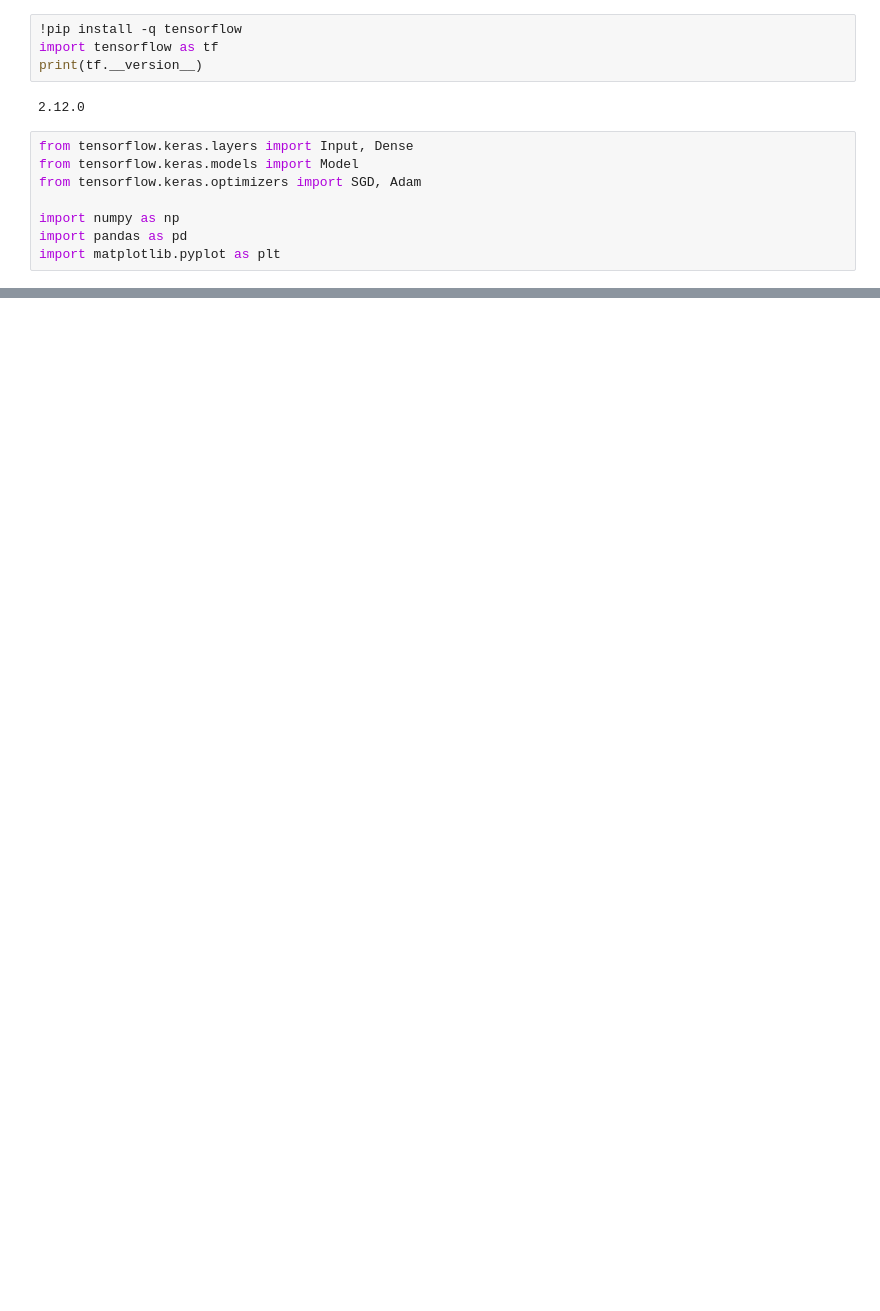
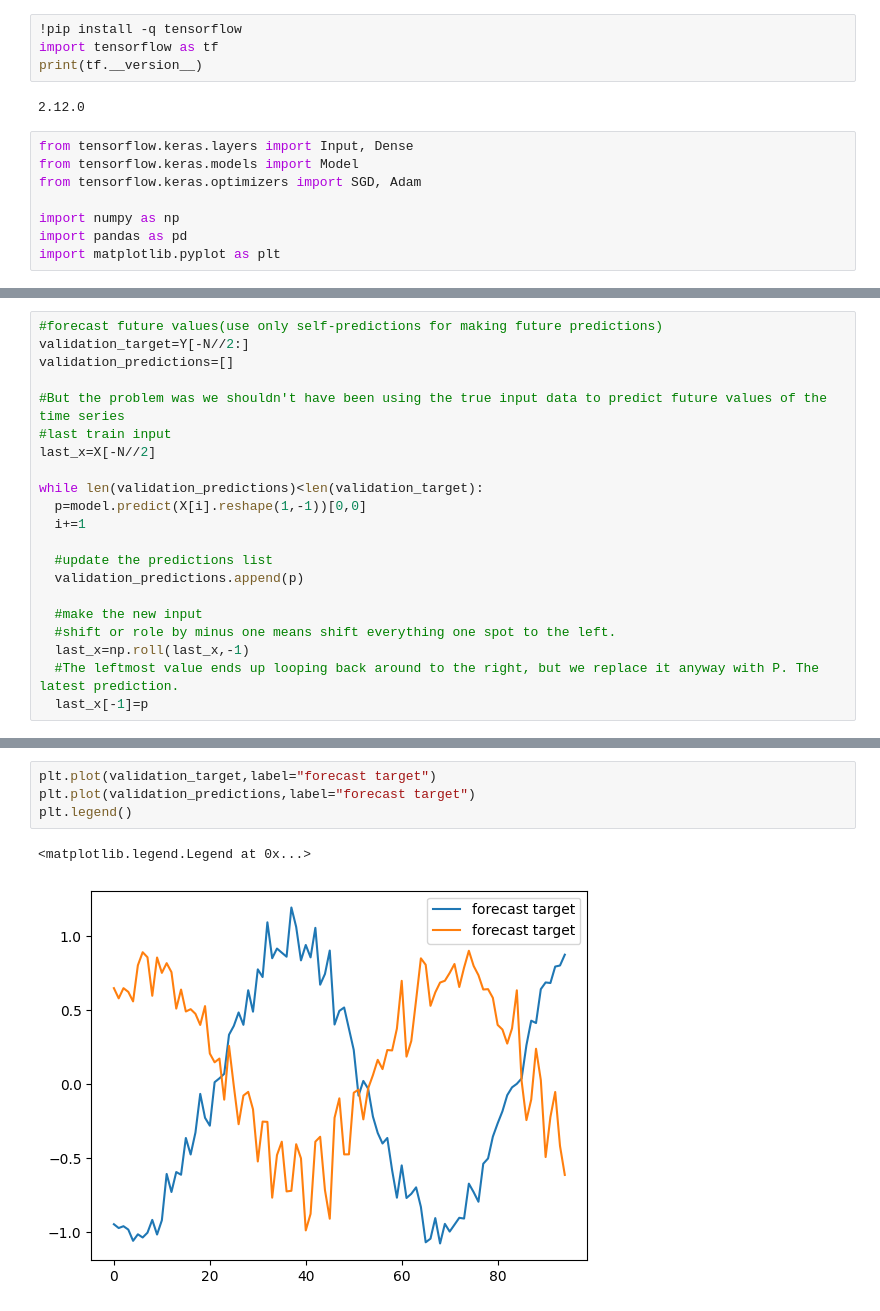
Before and after one commit to soodeh-nilforoushan/Recurrent-Neural-Network, a Jupyter notebook: 5_TF_Autoregressive_Model.ipynb, the cells around one changed output, grey strips where cells are left out. Drawn from its saved outputs; the diff is of its cells as text; blank space fills up the shorter version.

```diff
--- a/5_TF_Autoregressive_Model.ipynb
+++ b/5_TF_Autoregressive_Model.ipynb
@@ -139,0 +153,21 @@ while len(validation_predictions)<len(validation_target):
+# %%
+#forecast future values(use only self-predictions for making future predictions)
+validation_target=Y[-N//2:]
+validation_predictions=[]
+
+#But the problem was we shouldn't have been using the true input data to predict future values of the time series
+#last train input
+last_x=X[-N//2]
+
+while len(validation_predictions)<len(validation_target):
+  p=model.predict(X[i].reshape(1,-1))[0,0]
+  i+=1
+
+  #update the predictions list
+  validation_predictions.append(p)
+
+  #make the new input
+  #shift or role by minus one means shift everything one spot to the left.
+  last_x=np.roll(last_x,-1)
+  #The leftmost value ends up looping back around to the right, but we replace it anyway with P. The latest prediction.
+  last_x[-1]=p
@@ -139,0 +192,7 @@ while len(validation_predictions)<len(validation_target):
+# %%
+plt.plot(validation_target,label="forecast target")
+plt.plot(validation_predictions,label="forecast target")
+plt.legend()
+# %% [output]
+<matplotlib.legend.Legend at 0x...>
+[figure, added]
```
Also changed, not shown: parts of 12 cells of this notebook.
